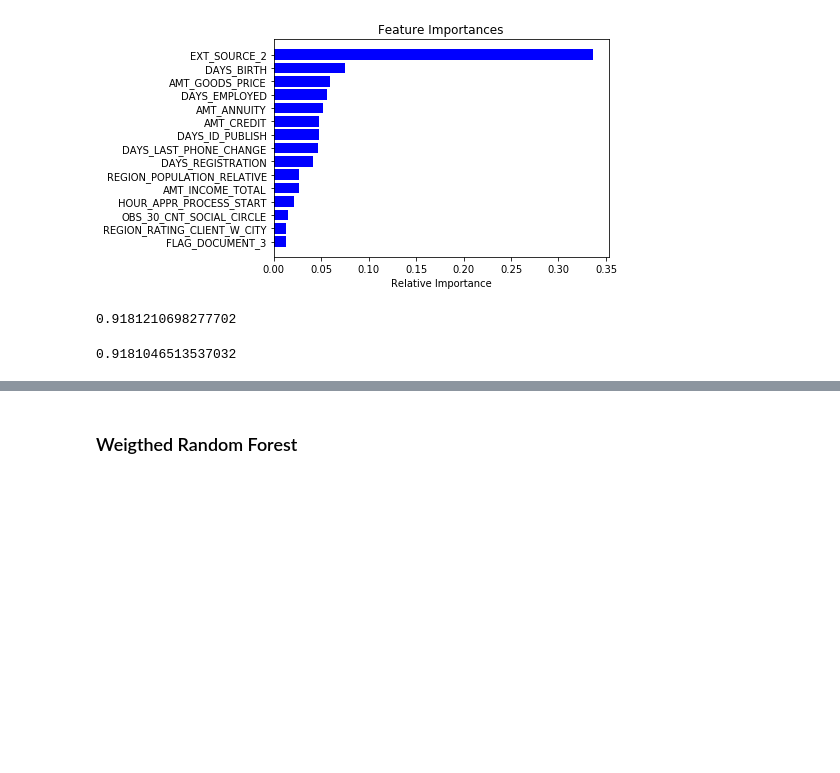
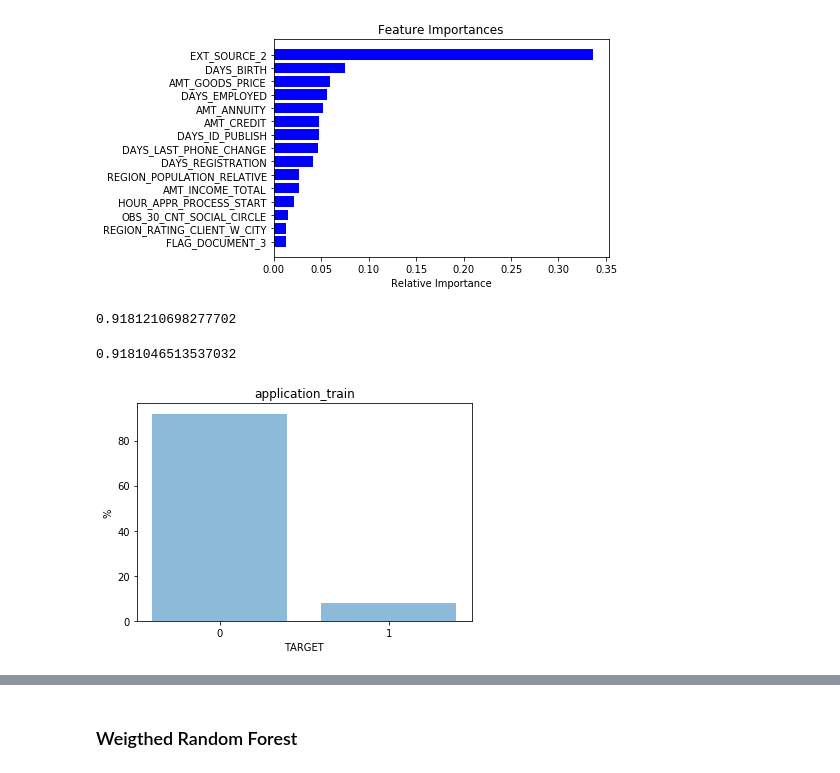
Before and after one commit to chanjeed/Homecredit, a Jupyter notebook: script/preprocessing.ipynb, the cells around one changed output, grey strips where cells are left out. Drawn from its saved outputs; the diff is of its cells as text; code cells hidden in the pictures; blank space fills up the shorter version.

```diff
--- a/script/preprocessing.ipynb
+++ b/script/preprocessing.ipynb
@@ -143,3 +152,23 @@ print(clf.score(X_test,Y_test))
 print(len(list(filter(lambda x: x==0, Y_test)))/len(Y_test))
 # %% [output]
 0.9181046513537032
+# %%
+
+a=len(list(filter(lambda x: x==0, Y)))/len(Y)
+b=len(list(filter(lambda x: x==1, Y)))/len(Y)
+
+
+
+objects = ('0', '1')
+y_pos = np.arange(len(objects))
+performance = [a*100,b*100]
+
+plt.bar(y_pos, performance, align='center', alpha=0.5)
+plt.xticks(y_pos, objects)
+plt.ylabel('%')
+plt.xlabel('TARGET')
+plt.title('application_train')
+
+plt.show()
+# %% [output]
+[figure, added]
```
Also changed, not shown: parts of 34 cells of this notebook, 8 other files.
